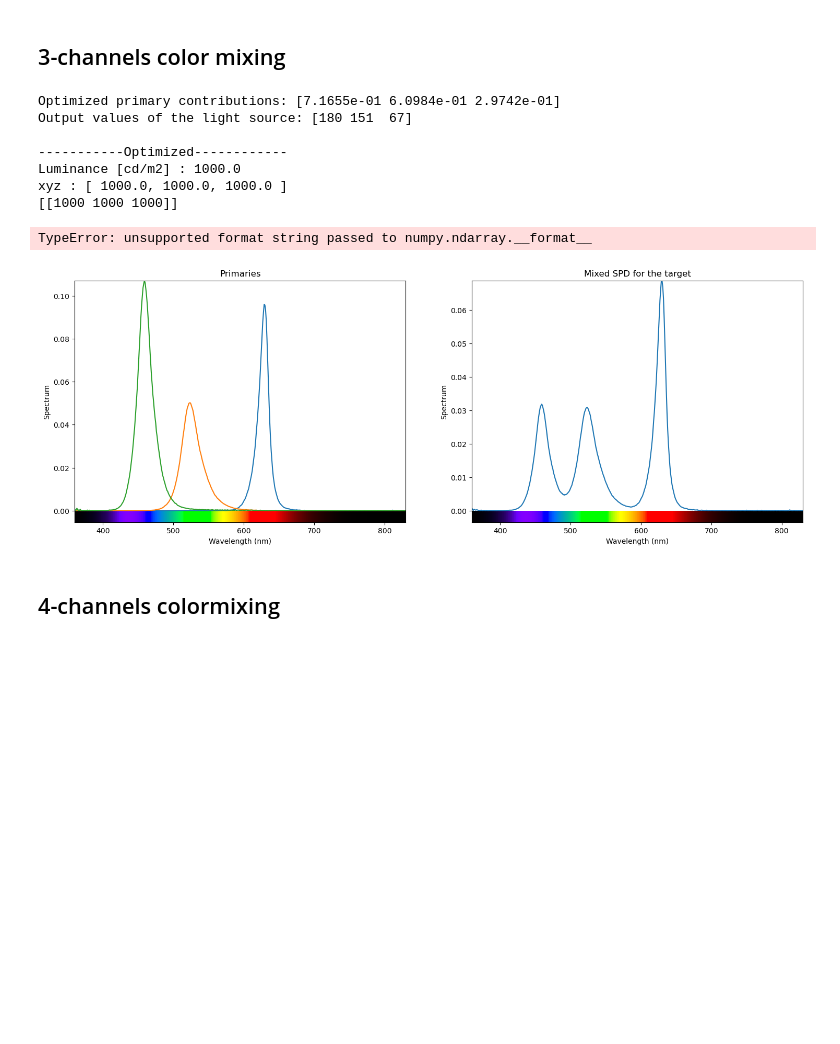
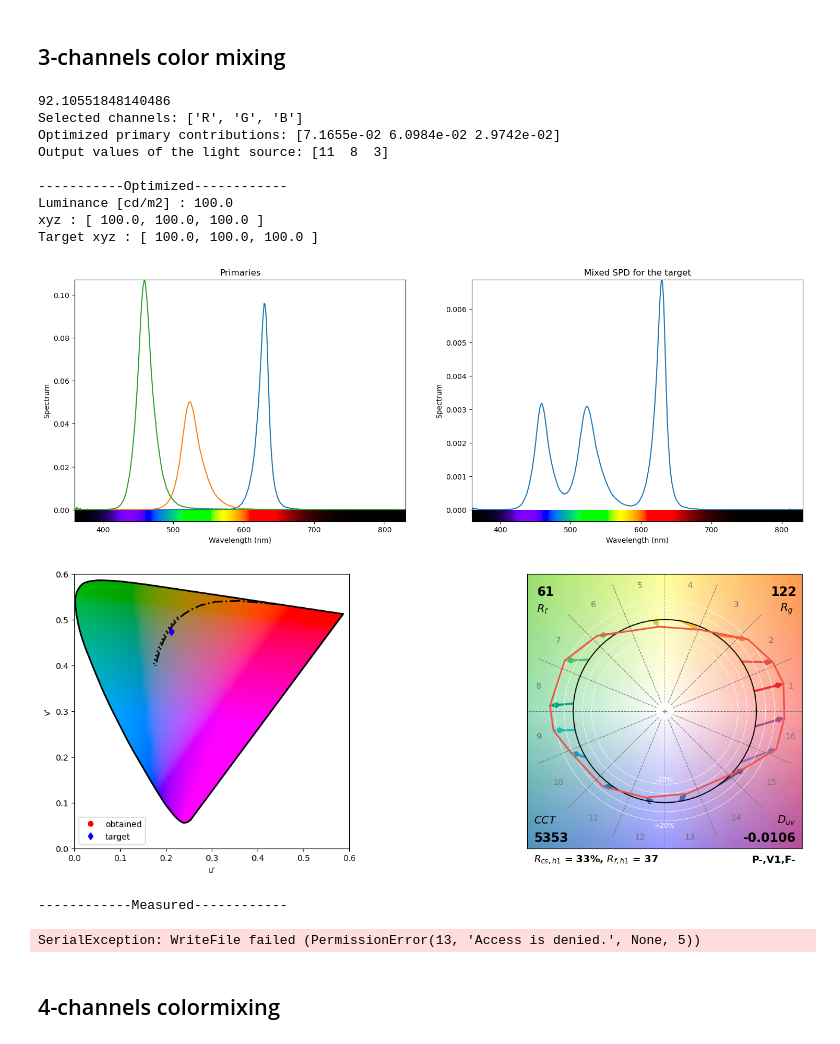
Before and after one commit to Amrit2608/Color_Science_Project, a Jupyter notebook: main.ipynb, the cells around one changed output. Cells and saved outputs as stored; diff of their text form; code cells hidden in the pictures; blank space fills up the shorter version.

```diff
--- a/main.ipynb
+++ b/main.ipynb
@@ -159,6 +189,14 @@ def getDriverValues(channels_idx, weights):
         output.append(v)
     output = np.around(output)
     return np.asarray(output, dtype = np.uint8)
+
+def getL(channels_idx, output_values):
+    L = []
+    for i, w in zip(channels_idx, output_values):
+        v = output2L[i](w)
+        L.append(v)
+    return L
+
 
 def calculateOptimizedSPD(spd_p, weights):
     weighted_p = spd_p[0:2].copy()
@@ -219,42 +257,49 @@ def measureSPD(channels_idx, output):
     return spd
 
 def color_mixing(xyz_t, channels_idx):
     Yxy_t = lx.xyz_to_Yxy(xyz_t)
     spd_p = getPrimarySPD(channels_idx=channels_idx)
     xyz_p = lx.spd_to_xyz(spd_p, relative=False, cieobs=cieobs) # always mention CIE when convert spd to colorimetric value
     Yxy_p = lx.xyz_to_Yxy(xyz_p)
 
     M_xyz = spb.colormixer_pinv(xyz_t, xyz_p, input_fmt='xyz')
     M_Yxy = spb.colormixer_pinv(Yxy_t, Yxy_p, input_fmt='Yxy')
     M = M_xyz
     output = getDriverValues(channels_idx, M)
+
+    print(np.sum(getL(channels_idx, output)))
+    print('Selected channels:', [labels[c] for c in channels_idx])
     print('Optimized primary contributions:', M[0])
     print('Output values of the light source:', output)
 
     print('\n-----------Optimized------------')
     spd_optimized = calculateOptimizedSPD(spd_p, M)
     showMixedSPD(spd_p, spd_optimized)
     evaluate(spd_optimized, xyz_t)
 
     if dmx is not None:
         print('\n------------Measured------------')
         spd_measured = measureSPD(channels_idx, output)
         showMixedSPD(spd_p, spd_measured)
-        evaluate(spd_measured)
+        evaluate(spd_measured, xyz_t)
 
-xyz_t = np.array([[100, 100, 100]])*10
+xyz_t = np.array([[100, 100, 100]])*1
 channels_idx = [0, 1, 2]
 color_mixing(xyz_t, channels_idx)
 # %% [output]
-Optimized primary contributions: [7.1655e-01 6.0984e-01 2.9742e-01]
-Output values of the light source: [180 151  67]
+92.10551848140486
+Selected channels: ['R', 'G', 'B']
+Optimized primary contributions: [7.1655e-02 6.0984e-02 2.9742e-02]
+Output values of the light source: [11  8  3]
 
 -----------Optimized------------
-Luminance [cd/m2] : 1000.0
-xyz : [ 1000.0, 1000.0, 1000.0 ]
-[[1000 1000 1000]]
+Luminance [cd/m2] : 100.0
+xyz : [ 100.0, 100.0, 100.0 ]
+Target xyz : [ 100.0, 100.0, 100.0 ]
+[figure, new version]
+[figure, added]
-TypeError: unsupported format string passed to numpy.ndarray.__format__
+------------Measured------------
-[figure, old version]
+SerialException: WriteFile failed (PermissionError(13, 'Access is denied.', None, 5))
 # %% [markdown]
 ## 4-channels colormixing
 # %%
```
Also changed, not shown: parts of 8 cells of this notebook, 10 other files.
